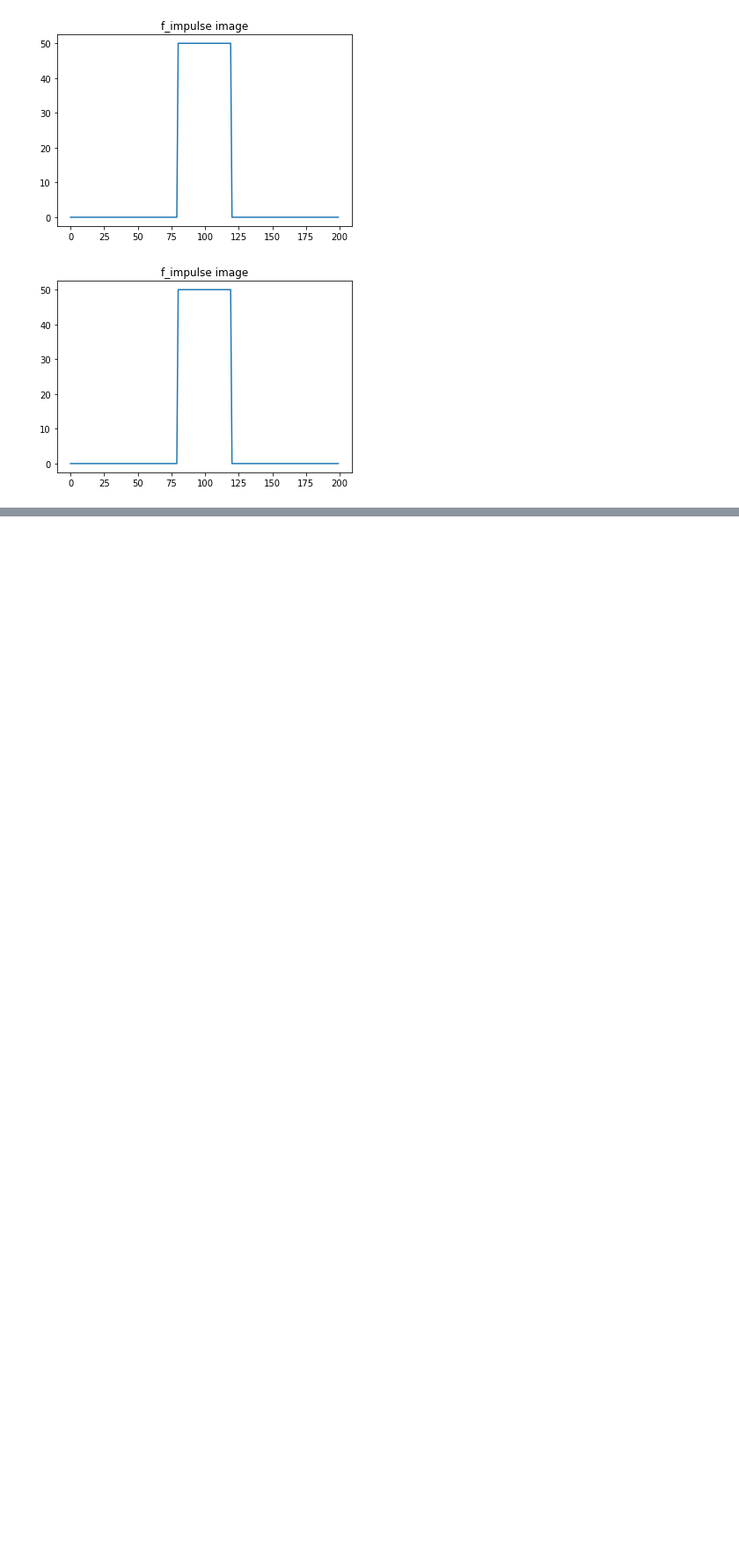
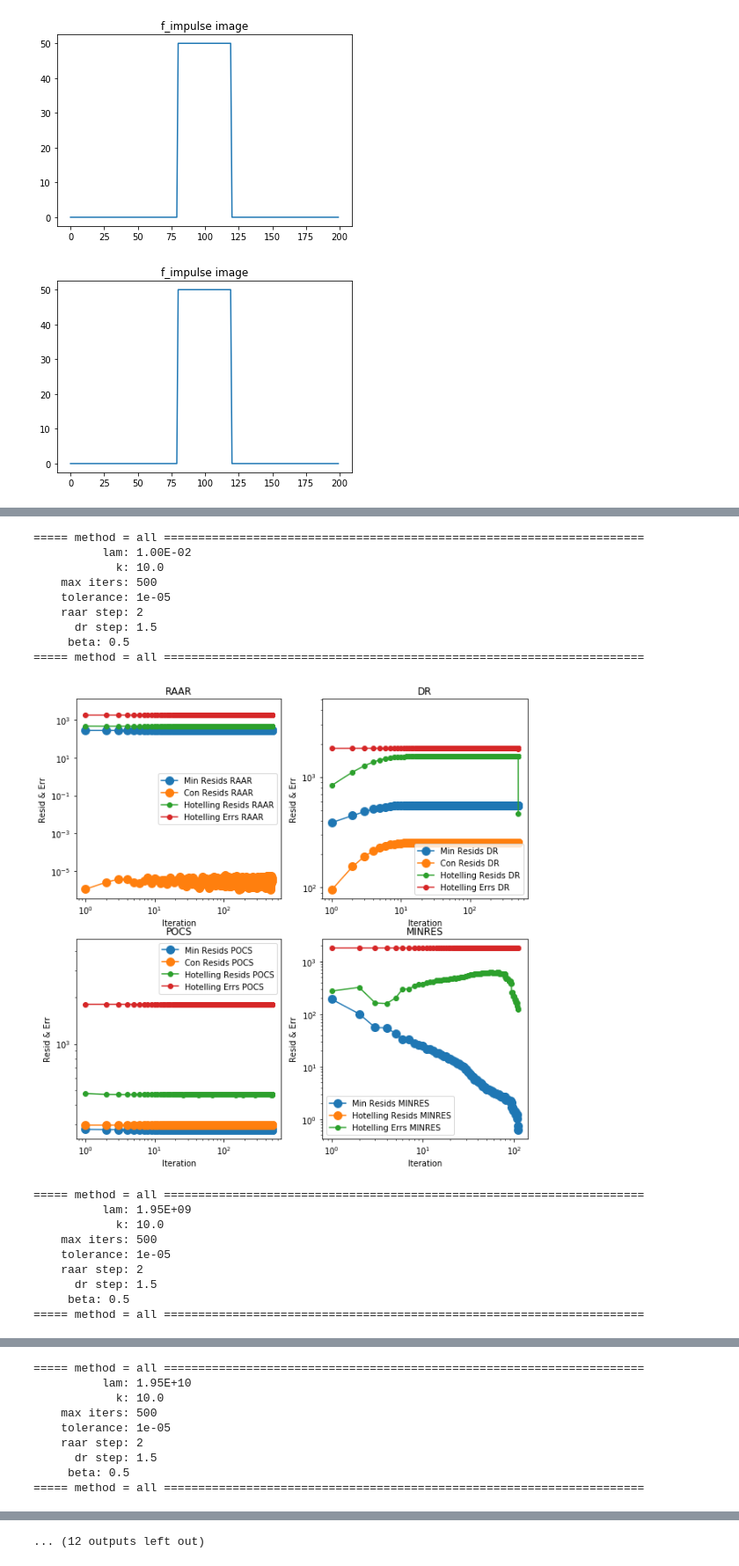
Before and after one commit to zimmerman-cole/ill-condition, a Jupyter notebook: code/pres/intermediate/projection_alg_testing.ipynb, the cells around one changed output, grey strips where cells are left out. Shown at 88% size. Saved outputs shown, nothing was run; the diff lists cells and outputs as text; code cells hidden in the pictures; blank space fills up the shorter version.

```diff
--- a/code/pres/intermediate/projection_alg_testing.ipynb
+++ b/code/pres/intermediate/projection_alg_testing.ipynb
@@ -95,9 +106,9 @@ for k in kk:
 [figure]
 [figure]
 # %%
-# solve problems
-for p in ps:
-    projection.test_proj_alg(prob=p, method='pocs')
-    projection.test_proj_alg(prob=p, method='dr', sl=1.5)
-    projection.test_proj_alg(prob=p, method='raar', beta=0.5)
-    projection.test_proj_alg(prob=p, method='minres')
+# # solve problems
+# for p in ps:
+#     projection.test_proj_alg(prob=p, method='pocs')
+#     projection.test_proj_alg(prob=p, method='dr', sl_dr=1.5)
+#     projection.test_proj_alg(prob=p, method='raar', beta=0.5)
+#     projection.test_proj_alg(prob=p, method='minres')
@@ -153,0 +115,24 @@ for p in ps:
+# %%
+# solve problems
+for p in ps:
+    projection.test_proj_alg(prob=p, method='all', sl_dr=1.5, beta=0.5)
+# %% [output]
+===== method = all ======================================================================
+          lam: 1.00E-02
+            k: 10.0
+    max iters: 500
+    tolerance: 1e-05
+    raar step: 2
+      dr step: 1.5
+     beta: 0.5
+===== method = all ======================================================================
+[figure, added]
+===== method = all ======================================================================
+          lam: 1.95E+09
+            k: 10.0
+    max iters: 500
+    tolerance: 1e-05
+    raar step: 2
+      dr step: 1.5
+     beta: 0.5
+===== method = all ======================================================================
@@ -153,0 +140,9 @@ for p in ps:
+===== method = all ======================================================================
+          lam: 1.95E+10
+            k: 10.0
+    max iters: 500
+    tolerance: 1e-05
+    raar step: 2
+      dr step: 1.5
+     beta: 0.5
+===== method = all ======================================================================
@@ -153,0 +180 @@ for p in ps:
+... (12 outputs left out)
```
Also changed, not shown: parts of 3 cells of this notebook, 1 other file.
